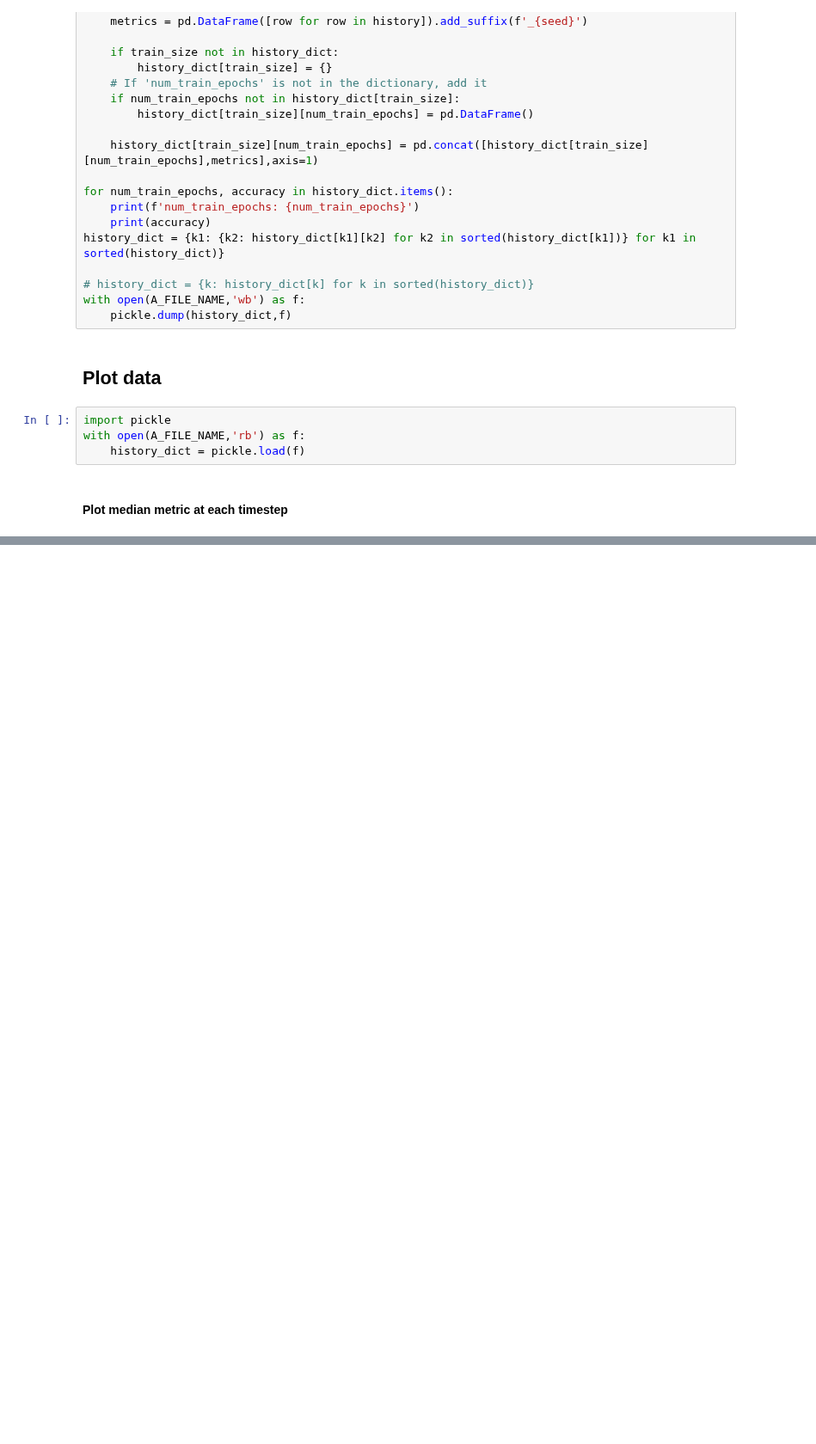
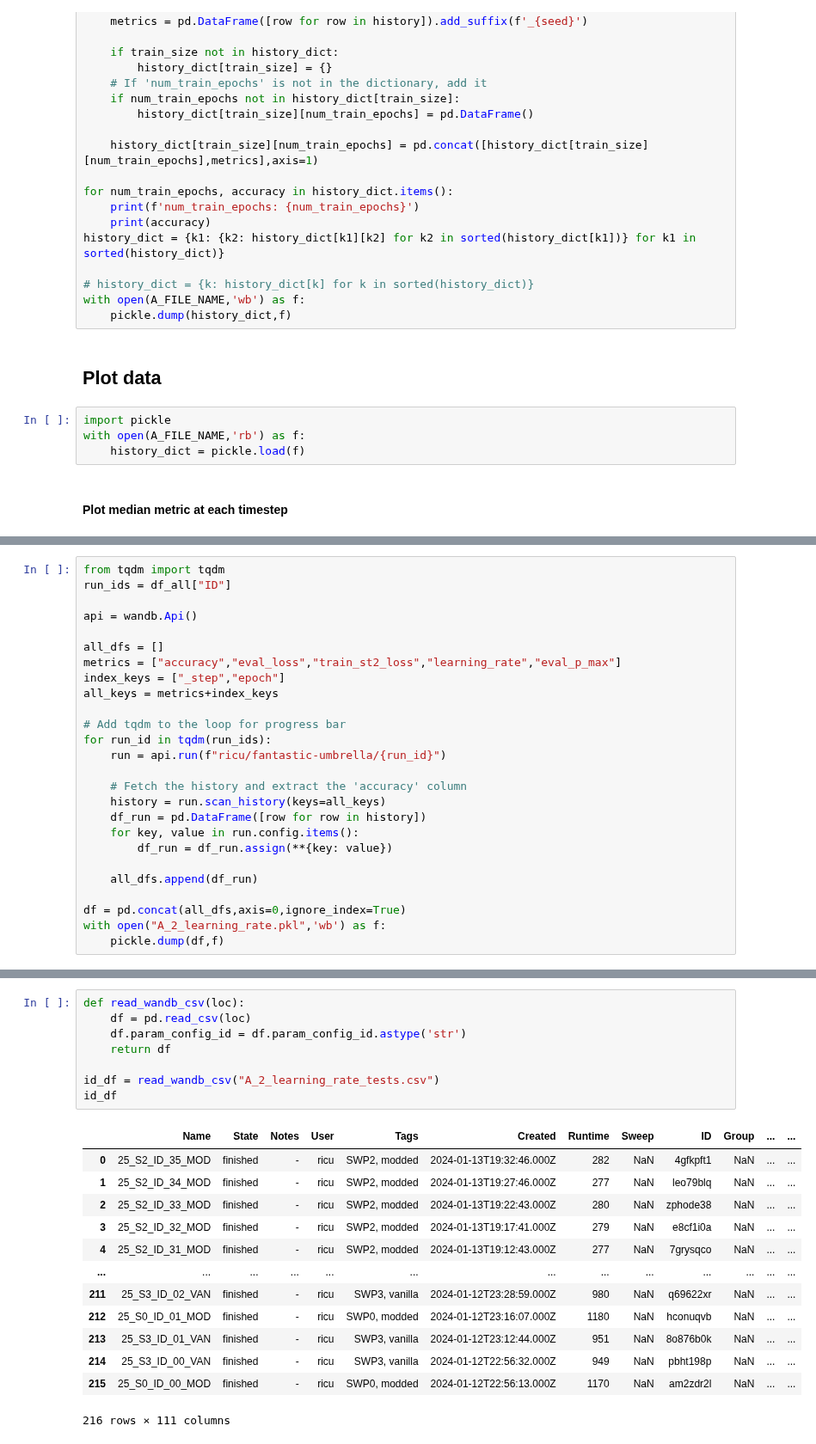
Before and after one commit to Ricu/fantastic-umbrella, a Jupyter notebook: notebooks/plotting_histories.ipynb, the cells around one changed output, grey strips where cells are left out. Shown at 86% size. Cells and saved outputs as stored; diff of their text form; blank space fills up the shorter version.

```diff
--- a/notebooks/plotting_histories.ipynb
+++ b/notebooks/plotting_histories.ipynb
@@ -117,0 +157,26 @@ plt.show()
+# %%
+from tqdm import tqdm
+run_ids = df_all["ID"]
+
+api = wandb.Api()
+
+all_dfs = []
+metrics = ["accuracy","eval_loss","train_st2_loss","learning_rate","eval_p_max"]
+index_keys = ["_step","epoch"]
+all_keys = metrics+index_keys
+
+# Add tqdm to the loop for progress bar
+for run_id in tqdm(run_ids):
+    run = api.run(f"ricu/fantastic-umbrella/{run_id}")
+
+    # Fetch the history and extract the 'accuracy' column
+    history = run.scan_history(keys=all_keys)
+    df_run = pd.DataFrame([row for row in history])
+    for key, value in run.config.items():
+        df_run = df_run.assign(**{key: value})
+
+    all_dfs.append(df_run)
+
+df = pd.concat(all_dfs,axis=0,ignore_index=True)
+with open("A_2_learning_rate.pkl",'wb') as f:
+    pickle.dump(df,f)
@@ -184,0 +270,22 @@ this is string number2
+# %%
+def read_wandb_csv(loc):
+    df = pd.read_csv(loc)
+    df.param_config_id = df.param_config_id.astype('str')
+    return df
+
+id_df = read_wandb_csv("A_2_learning_rate_tests.csv")
+id_df
+# %% [output]
+|  | Name | State | Notes | User | Tags | Created | Runtime | Sweep | ID | Group | ... | ... |
+| 0 | 25_S2_ID_35_MOD | finished | - | ricu | SWP2, modded | 2024-01-13T19:32:46.000Z | 282 | NaN | 4gfkpft1 | NaN | ... | ... |
+| 1 | 25_S2_ID_34_MOD | finished | - | ricu | SWP2, modded | 2024-01-13T19:27:46.000Z | 277 | NaN | leo79blq | NaN | ... | ... |
+| 2 | 25_S2_ID_33_MOD | finished | - | ricu | SWP2, modded | 2024-01-13T19:22:43.000Z | 280 | NaN | zphode38 | NaN | ... | ... |
+| 3 | 25_S2_ID_32_MOD | finished | - | ricu | SWP2, modded | 2024-01-13T19:17:41.000Z | 279 | NaN | e8cf1i0a | NaN | ... | ... |
+| 4 | 25_S2_ID_31_MOD | finished | - | ricu | SWP2, modded | 2024-01-13T19:12:43.000Z | 277 | NaN | 7grysqco | NaN | ... | ... |
+| ... | ... | ... | ... | ... | ... | ... | ... | ... | ... | ... | ... | ... |
+| 211 | 25_S3_ID_02_VAN | finished | - | ricu | SWP3, vanilla | 2024-01-12T23:28:59.000Z | 980 | NaN | q69622xr | NaN | ... | ... |
+| 212 | 25_S0_ID_01_MOD | finished | - | ricu | SWP0, modded | 2024-01-12T23:16:07.000Z | 1180 | NaN | hconuqvb | NaN | ... | ... |
+| 213 | 25_S3_ID_01_VAN | finished | - | ricu | SWP3, vanilla | 2024-01-12T23:12:44.000Z | 951 | NaN | 8o876b0k | NaN | ... | ... |
+| 214 | 25_S3_ID_00_VAN | finished | - | ricu | SWP3, vanilla | 2024-01-12T22:56:32.000Z | 949 | NaN | pbht198p | NaN | ... | ... |
+| 215 | 25_S0_ID_00_MOD | finished | - | ricu | SWP0, modded | 2024-01-12T22:56:13.000Z | 1170 | NaN | am2zdr2l | NaN | ... | ... |
+216 rows × 111 columns
```
Also changed, not shown: parts of 15 cells of this notebook, 8 other files.
